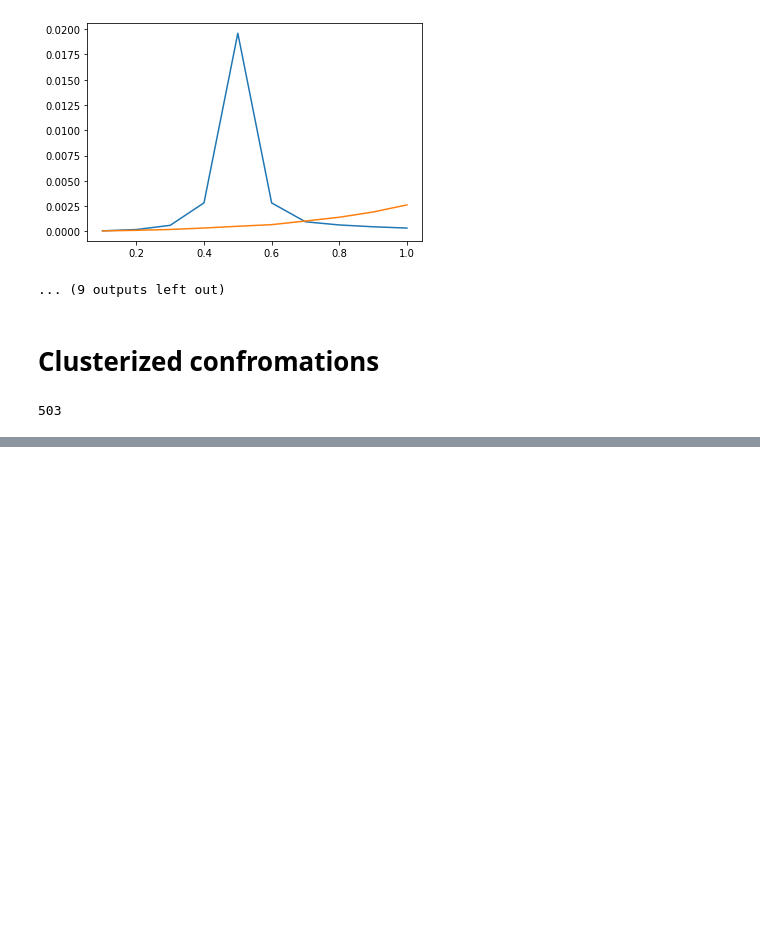
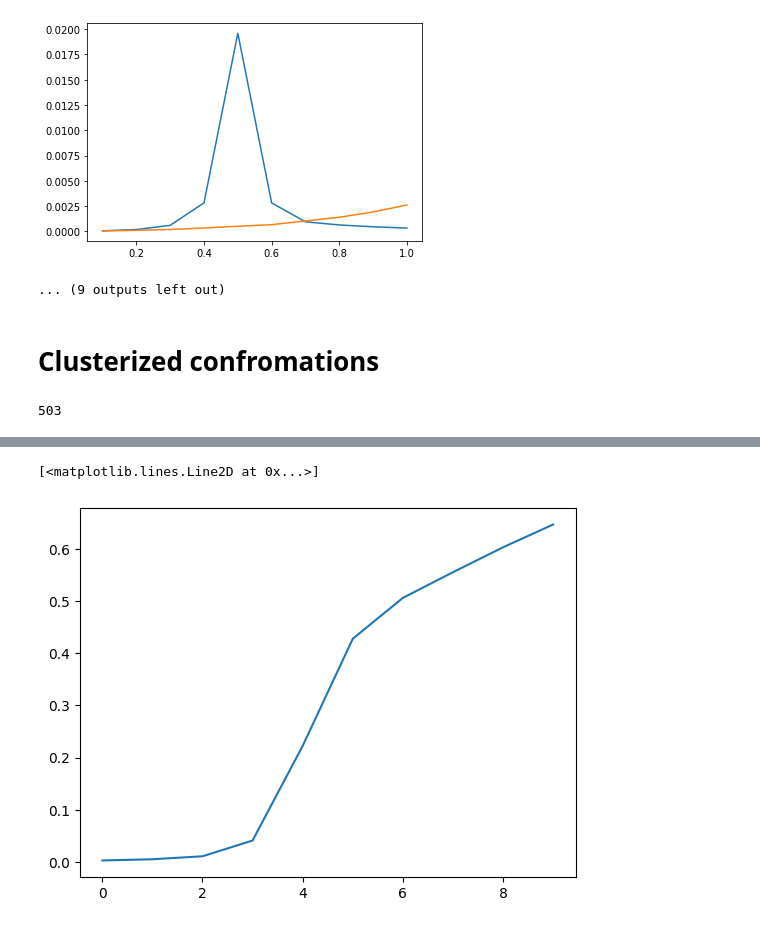
Before and after one commit to MoskalenkoRomanBorisovich/Ising-on-random-conformation, a Jupyter notebook: Magnetic susceptibility.ipynb, the cells around one changed output, grey strips where cells are left out. Cells and saved outputs as stored; diff of their text form; code cells hidden in the pictures; blank space fills up the shorter version.

```diff
--- a/Magnetic susceptibility.ipynb
+++ b/Magnetic susceptibility.ipynb
@@ -466,7 +466,8 @@ for beta in betas:
     _, ma, m2, _, _ = simulate(nghbr,
                          beta=beta,
                          num_sweeps=100000,
-                         num_therm=100000)
+                        #  num_therm=100000
+                         )
     mag_abs.append(ma)
     mag2.append(m2)
     print(m2.errorbar)
@@ -492,0 +499,5 @@ line_1D.betas = betas
+# %%
+plt.plot([m.mean for m in mag2])
+# %% [output]
+[<matplotlib.lines.Line2D at 0x...>]
+[figure, added]
```
Also changed, not shown: parts of 7 cells of this notebook, 5 other files.
